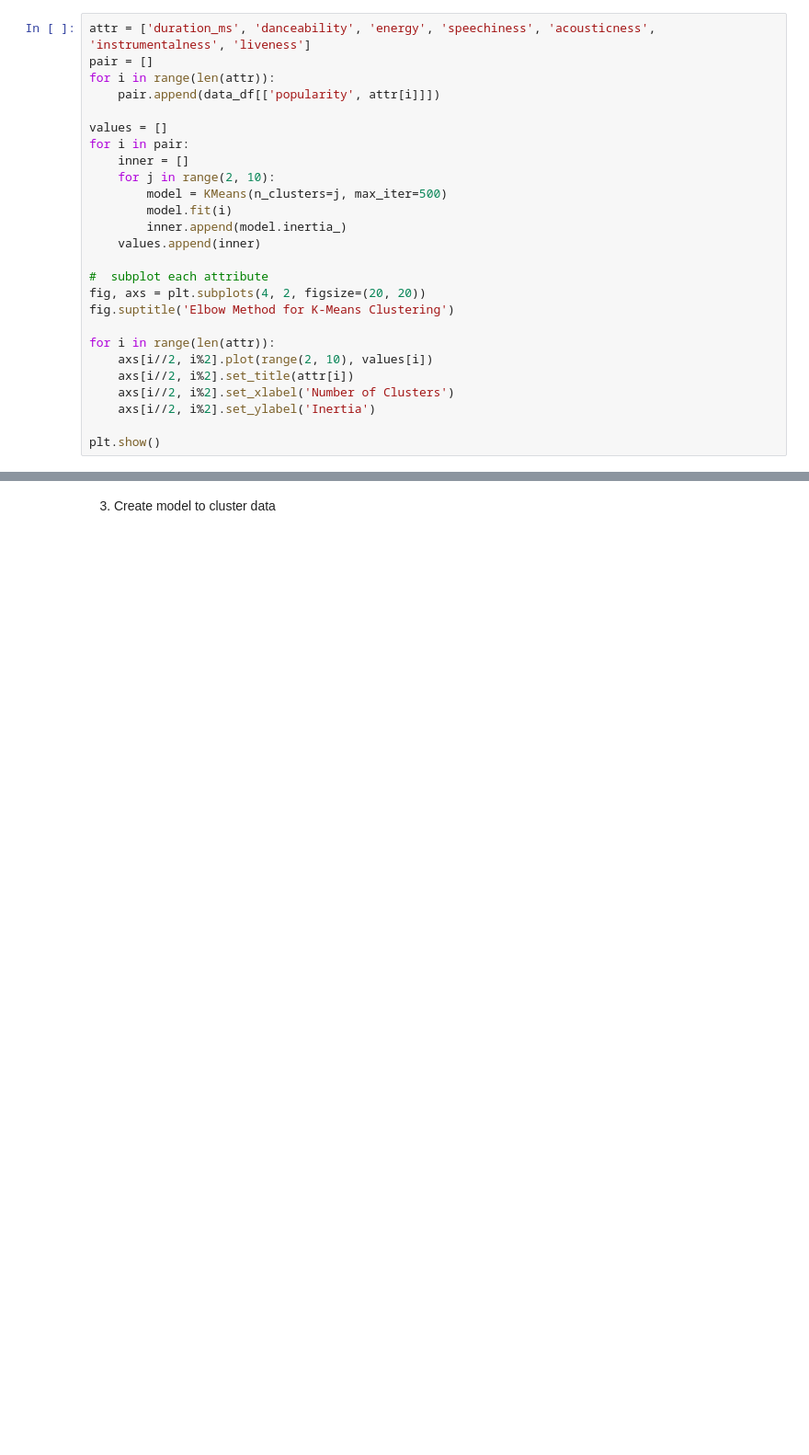
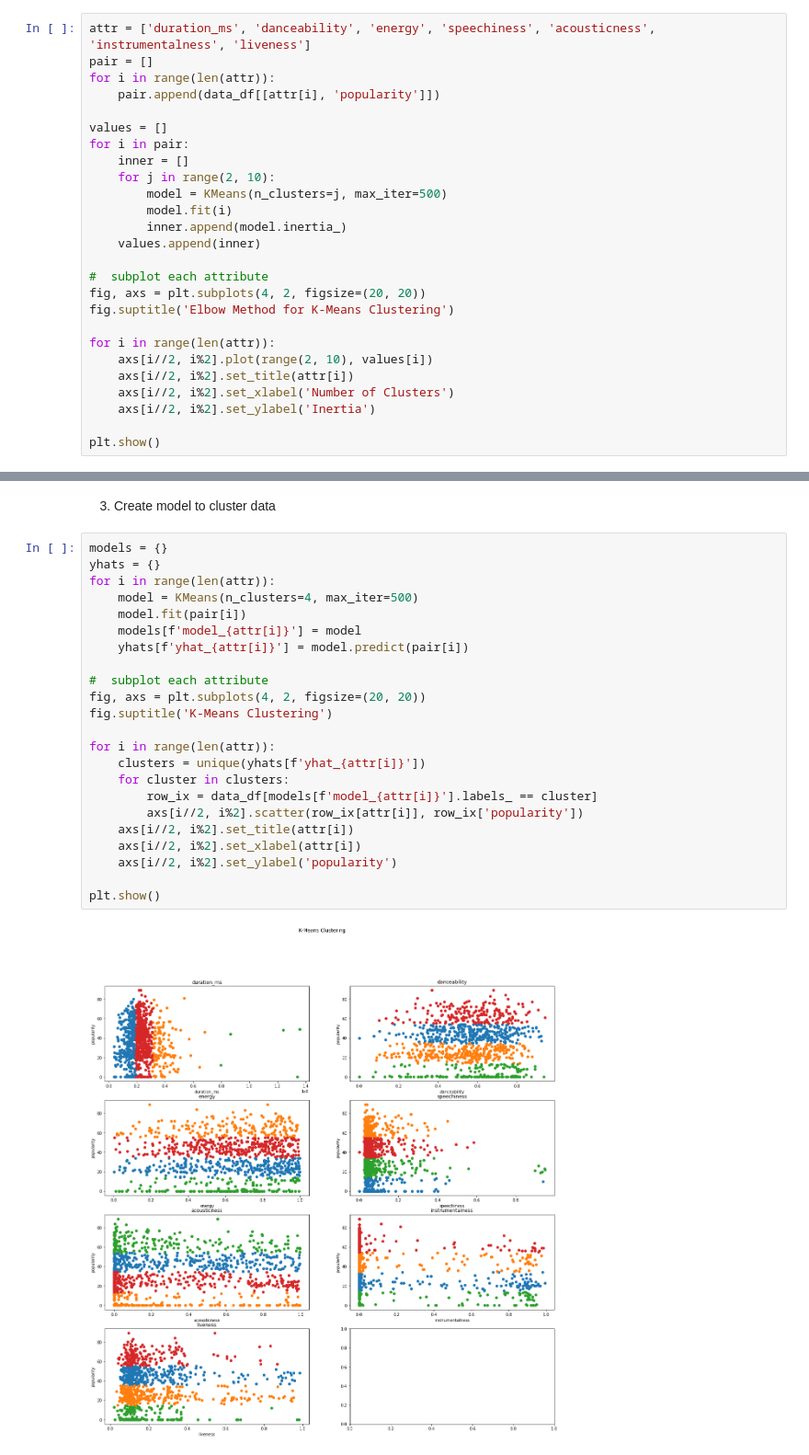
Before and after one commit to kev-ae/ds1-course_project, a Jupyter notebook: cluster.ipynb, the cells around one changed output, grey strips where cells are left out. Shown at 92% size. Drawn from its saved outputs; the diff is of its cells as text; blank space fills up the shorter version.

Commit message:
added model and plots

```diff
--- a/cluster.ipynb
+++ b/cluster.ipynb
@@ -22,7 +22,7 @@ data_df = data_df[data_df.columns[1:]]
 attr = ['duration_ms', 'danceability', 'energy', 'speechiness', 'acousticness', 'instrumentalness', 'liveness']
 pair = []
 for i in range(len(attr)):
-    pair.append(data_df[['popularity', attr[i]]])
+    pair.append(data_df[[attr[i], 'popularity']])
 
 values = []
 for i in pair:
@@ -48,3 +48,28 @@ plt.show()
 [figure]
 # %% [markdown]
 3. Create model to cluster data
+# %%
+models = {}
+yhats = {}
+for i in range(len(attr)):
+    model = KMeans(n_clusters=4, max_iter=500)
+    model.fit(pair[i])
+    models[f'model_{attr[i]}'] = model
+    yhats[f'yhat_{attr[i]}'] = model.predict(pair[i])
+
+#  subplot each attribute
+fig, axs = plt.subplots(4, 2, figsize=(20, 20))
+fig.suptitle('K-Means Clustering')
+
+for i in range(len(attr)):
+    clusters = unique(yhats[f'yhat_{attr[i]}'])
+    for cluster in clusters:
+        row_ix = data_df[models[f'model_{attr[i]}'].labels_ == cluster]
+        axs[i//2, i%2].scatter(row_ix[attr[i]], row_ix['popularity'])
+    axs[i//2, i%2].set_title(attr[i])
+    axs[i//2, i%2].set_xlabel(attr[i])
+    axs[i//2, i%2].set_ylabel('popularity')
+
+plt.show()
+# %% [output]
+[figure, added]
```
